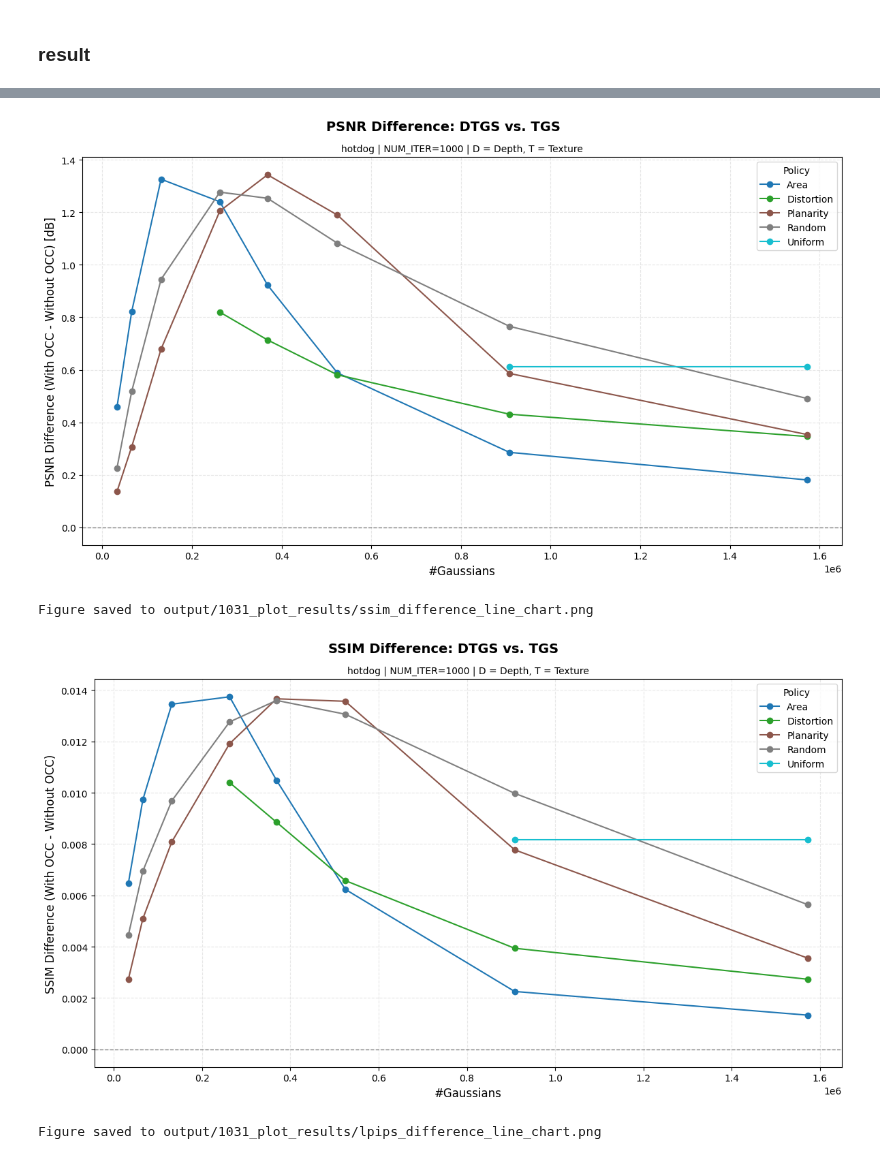
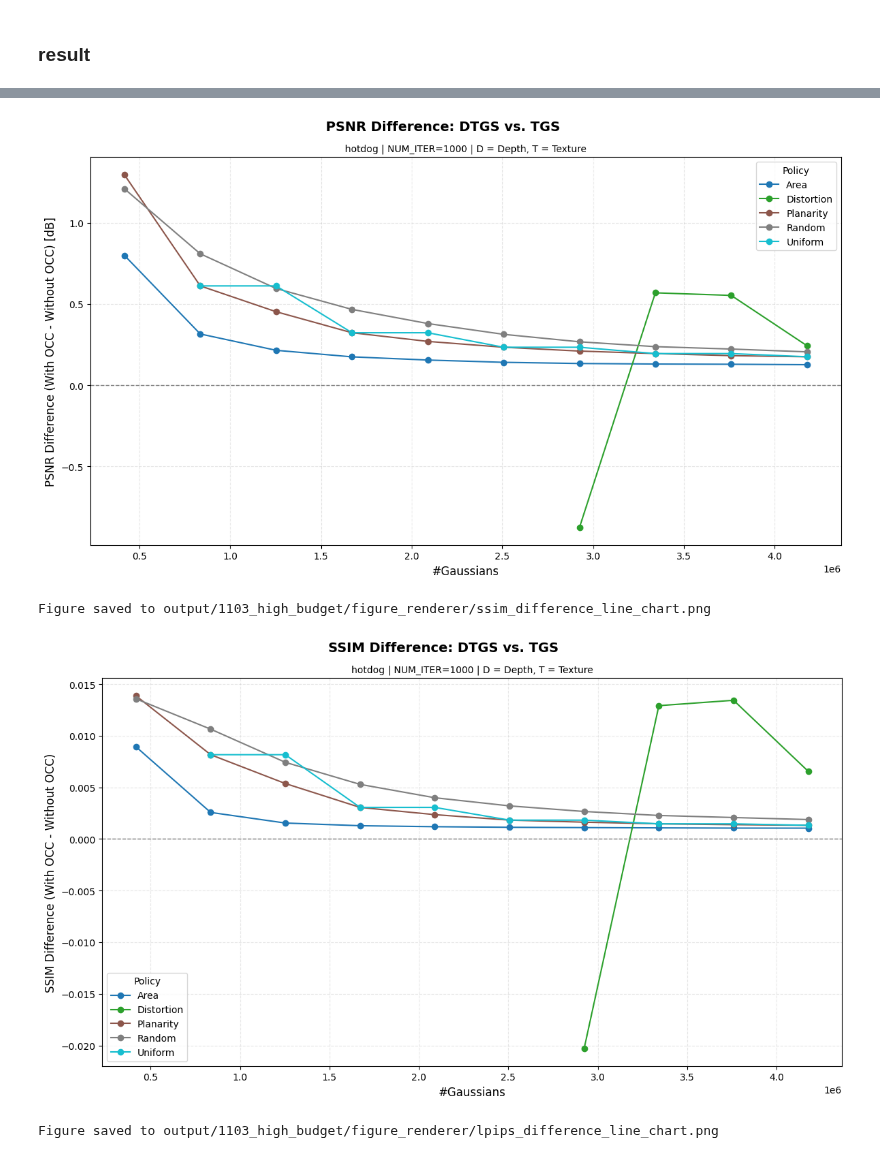
Before and after one commit to SYJINTW/mesh-splat, a Jupyter notebook: plot.ipynb, the cells around one changed output, grey strips where cells are left out. Saved outputs shown, nothing was run; the diff lists cells and outputs as text; code cells hidden in the pictures.

```diff
--- a/plot.ipynb
+++ b/plot.ipynb
@@ -16,14 +16,23 @@ from matplotlib.ticker import FuncFormatter
 NUM_ITER = 1000
 SCENE_NAME = "hotdog"
 # WITH_OCC = True
+
+IS_AVG_BUDGET = True
+
+EXPERIMENT_DATE = "1103_high_budget"
 # %%
 # --- 1. Data Collection and Aggregation ---
 
 # Input directory containing the JSON files
-input_dir = Path('output/1102_unbounded/hotdog/for_plot')
+input_dir = Path(f'output/{EXPERIMENT_DATE}/hotdog/for_plot')
 # Output directory for aggregated JSONs and plots
-output_dir = Path('output/1102_unbounded/figure_policy')
-output_dir.mkdir(parents=True, exist_ok=True)
+output_dir_DTGS = Path(f'output/{EXPERIMENT_DATE}/figure_policy')
+output_dir_TGS = Path(f'output/{EXPERIMENT_DATE}/figure_renderer')
+
+
+output_dir_DTGS.mkdir(parents=True, exist_ok=True)
+output_dir_TGS.mkdir(parents=True, exist_ok=True)
+
 
 files = sorted(glob(str(input_dir / '*.json')))
 # policy -> list of {num_gs, psnr, ssim, lpips}
@@ -49,7 +58,12 @@ for fp in files:
             budget_str = parts[-2]
             policy = f"{policy_base}_occ"
 
-        num_gs = int(budget_str)
+        # 1103 experiments use budget for average
+        num_gs = float(budget_str)
+        num_gs = num_gs * 835566 if IS_AVG_BUDGET else num_gs
+        num_gs = int(num_gs)
+
+
 
         with open(fp, 'r') as f:
             data = json.load(f)
@@ -84,7 +98,12 @@ print(f"\nFound policies: {policies}")
 for policy in policies:
     # Sort data by num_gs before saving
     sorted_data = sorted(policy_data[policy], key=lambda x: x['num_gs'])
-    output_json_path = output_dir / f'{policy}_aggregated.json'
+
+    if "_no_occ" in policy:
+        output_json_path = output_dir_TGS / f'{policy}_aggregated.json'
+    else:
+        output_json_path = output_dir_DTGS / f'{policy}_aggregated.json'
+
     with open(output_json_path, 'w') as f:
         json.dump(sorted_data, f, indent=2)
     print(f"Saved aggregated data to {output_json_path}")
@@ -122,7 +141,7 @@ Example shape of aggregated data for policy 'area_no_occ': (8,)
 
 # 1029 experiment
 WITH_OCC = True
-aggregated_json_path = Path('output/1102_unbounded/figure_policy')
+aggregated_json_path = Path(f'output/{EXPERIMENT_DATE}/figure_policy')
 # %%
 
 # [TODO] keep a fixed y-min (e.g. 26dB) across plots for policies, for better comparison
@@ -381,8 +400,8 @@ def plot_comparison_difference_line_chart(occ_data, vanilla_data, scene_name, nu
 # %%
 
 
-dtgs_json_path = Path('output/1102_unbounded/figure_policy/')
-tgs_json_path = Path('output/1102_unbounded/figure_shader')
+dtgs_json_path = Path(f'output/{EXPERIMENT_DATE}/figure_policy/')
+tgs_json_path = Path(f'output/{EXPERIMENT_DATE}/figure_renderer')
 
 """ Load data and plot comparisons """
 
@@ -405,7 +424,7 @@ for file_path in vanilla_json_files:
     print(f"Loaded vanilla data for policy '{policy_name}'")
 
 # Create output directory for comparison plots
-comparison_output_dir = Path('output/1031_plot_results/')
+comparison_output_dir = Path(f'output/{EXPERIMENT_DATE}/figure_renderer')
 comparison_output_dir.mkdir(parents=True, exist_ok=True)
 
 
@@ -437,4 +456,4 @@ Figure saved to output/1031_plot_results/psnr_difference_line_chart.png
-[figure, old version]
+[figure, new version]
-Figure saved to output/1031_plot_results/ssim_difference_line_chart.png
+Figure saved to output/1103_high_budget/figure_renderer/ssim_difference_line_chart.png
-[figure, old version]
+[figure, new version]
-Figure saved to output/1031_plot_results/lpips_difference_line_chart.png
+Figure saved to output/1103_high_budget/figure_renderer/lpips_difference_line_chart.png
```
Also changed, not shown: parts of 5 cells of this notebook, 3 other files.
